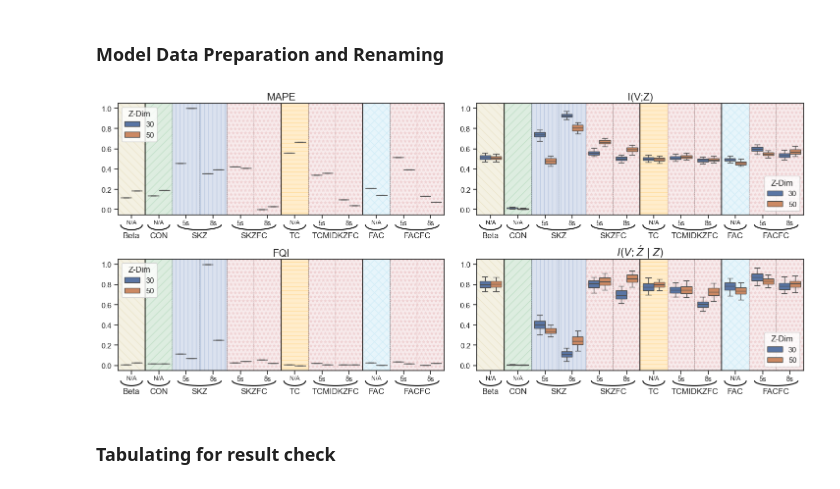
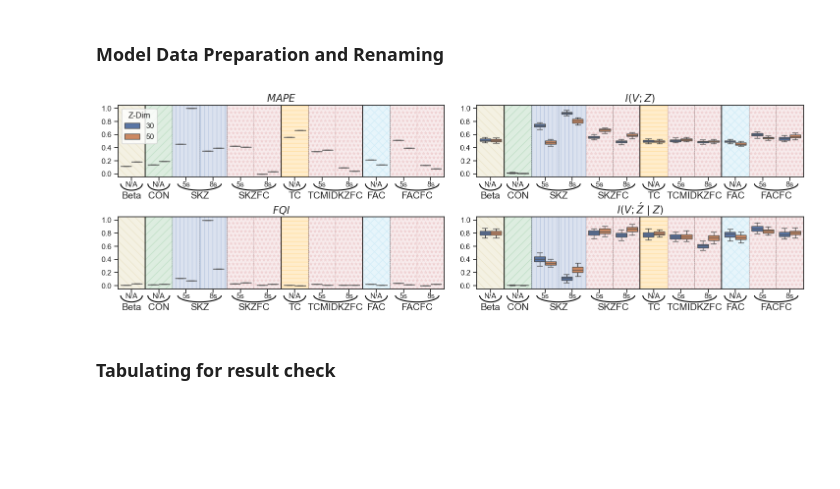
Before and after one commit to JunetaeKim/VABAM, a Jupyter notebook: VisualizationMetrics.ipynb, the cells around one changed output. Cells and saved outputs as stored; diff of their text form; code cells hidden in the pictures; blank space fills up the shorter version.

```diff
--- a/VisualizationMetrics.ipynb
+++ b/VisualizationMetrics.ipynb
@@ -41,7 +41,7 @@ def add_underbrace(ax, center, text, width=2.0, height=0.2, y_offset=-0.15):
     ax.add_patch(arc)
 
     # Add the label text under the arc, disable clipping
-    text_artist = ax.text(center, y_offset - (height / 2)-0.02, text, ha='center', va='top', fontsize=12)
+    text_artist = ax.text(center, y_offset - (height / 2)-0.02, text, ha='center', va='top', fontsize=14)
     text_artist.set_clip_on(False)
 # %% [markdown]
 ### Aggregation of Mutual Information Tables for Model Evaluation
@@ -130,8 +130,12 @@ AnalTabList = ARTTabList  # Change to IITabList or ARTTabList as needed
 # Filter the MI table set for analysis based on the specified tables and metrics
 AnaltableSet = AccMItab[(AccMItab['Model'].isin(AnalTabList)) & (AccMItab['Metrics'].isin(AnalMetricList))].reset_index(drop=True).copy()
 AnaltableSet['MetricNew'] = AnaltableSet['Metrics'].str.replace(r'\(\w+\)\s*', '', regex=True)
+
+MetricRename2 = {'I(V;Z)' : '$I(V;Z)$', 'MAPE' : '$MAPE$', 'FQI':'$FQI$', '$I(V; \\acute{Z} \\mid Z)$':'$I(V; \\acute{Z} \\mid Z)$' }
+AnaltableSet['MetricNew'] = AnaltableSet['MetricNew'].map(MetricRename2)
+
 AnaltableSet['Values'] = AnaltableSet.groupby('Metrics')['Values'].transform(lambda x: (x - x.min()) / (x.max() - x.min()))
-metrics_categories = ['MAPE','FQI', 'I(V;Z)', '$I(V; \\acute{Z} \\mid Z)$']
+metrics_categories = ['$MAPE$','$FQI$', '$I(V;Z)$', '$I(V; \\acute{Z} \\mid Z)$']
 
 # Rename models in the analysis table set and update the table list
 AnaltableSet['Z-Dim'] = AnaltableSet['Model'].apply(extract_dimension)
@@ -165,7 +169,7 @@ fixed_palette = sns.color_palette("Set2", total_models)
 sns.set(style="ticks")
 
 # Create 2x2 subplots for each metric category
-fig, axes = plt.subplots(2, 2, figsize=(18, 8))  # Adjust the figure size as needed
+fig, axes = plt.subplots(2, 2, figsize=(18, 5.5))  # Adjust the figure size as needed
 axes = axes.flatten(order='F')  # Flatten the 2D array of axes into 1D for easy iteration
 
 PlotIdx = 0
@@ -198,61 +202,66 @@ for i, metric in enumerate(metrics_categories):
             ax.axvspan(line_pos-1., line_pos, facecolor='r', alpha=0.1, hatch='**', edgecolor='r')
 
     sns.boxplot(x='Model', y='Values', hue='Z-Dim', data=Subset, ax=ax, showfliers=False, whis=[5, 95], hue_order=['30', '50'])
-    if PlotIdx <= 1:
+
+    if i == 0:
+        # 첫 번째 plot에만 범례 표시
         ax.legend(title='Z-Dim',  loc='upper left')
     else:
-        ax.legend(title='Z-Dim',  loc='lower right')
+        # 나머지 plot에서는 범례 제거
+        ax.legend([], frameon=False)
+
 
     if 'ART' in AnaltableSet['Model'][0]:
         y_offset = -0.15
     else:
         y_offset = -0.15
 
     # Add underbraces with the function
-    add_underbrace(ax, 0, 'Beta', width=0.8, height=0.1 ,y_offset=y_offset)
-    add_underbrace(ax, 1., 'CON', width=0.8, height=0.1 ,y_offset=y_offset)
-    add_underbrace(ax, 2.5, 'SKZ', width=1.6, height=0.1 ,y_offset=y_offset)
-    add_underbrace(ax, 4.5, 'SKZFC', width=1.6, height=0.1 ,y_offset=y_offset)
-    add_underbrace(ax, 6., 'TC', width=0.8, height=0.1 ,y_offset=y_offset)
-    add_underbrace(ax, 7.5, 'TCMIDKZFC', width=1.6, height=0.1 ,y_offset=y_offset)
-    add_underbrace(ax, 9., 'FAC', width=0.8, height=0.1 ,y_offset=y_offset)
-    add_underbrace(ax, 10.5, 'FACFC', width=1.6, height=0.1 ,y_offset=y_offset)
+    add_underbrace(ax, 0, 'Beta', width=0.8, height=0.2 ,y_offset=y_offset)
+    add_underbrace(ax, 1., 'CON', width=0.8, height=0.2 ,y_offset=y_offset)
+    add_underbrace(ax, 2.5, 'SKZ', width=1.6, height=0.2 ,y_offset=y_offset)
+    add_underbrace(ax, 4.5, 'SKZFC', width=1.6, height=0.2 ,y_offset=y_offset)
+    add_underbrace(ax, 6., 'TC', width=0.8, height=0.2 ,y_offset=y_offset)
+    add_underbrace(ax, 7.5, 'TCMIDKZFC', width=1.6, height=0.2 ,y_offset=y_offset)
+    add_underbrace(ax, 9., 'FAC', width=0.8, height=0.2 ,y_offset=y_offset)
+    add_underbrace(ax, 10.5, 'FACFC', width=1.6, height=0.2 ,y_offset=y_offset)
 
     ax.set_title(metric , fontsize=15, pad=5)
     ax.set_xlabel('')
     ax.set_ylabel('')
     #ax.set_xticks(range(NumModels))
     #ax.set_xticklabels([DictModelLabel[model] for model in unique_models_subset])
     ax.set_xticklabels('')
 
     ax.set_ylim([-0.05, 1.05])
+    ax.set_yticks([0, 0.2, 0.4, 0.6, 0.8, 1])
     PlotIdx += 1
 
-    ax.text(0, -0.1, 'N/A', ha='center', va='top', fontsize=9)
-    ax.text(1, -0.1, 'N/A', ha='center', va='top', fontsize=9)
-    ax.text(6, -0.1, 'N/A', ha='center', va='top', fontsize=9)
-    ax.text(9, -0.1, 'N/A', ha='center', va='top', fontsize=9)
+    ax.text(0, -0.11, 'N/A', ha='center', va='top', fontsize=11)
+    ax.text(1, -0.11, 'N/A', ha='center', va='top', fontsize=11)
+    ax.text(6, -0.11, 'N/A', ha='center', va='top', fontsize=11)
+    ax.text(9, -0.11, 'N/A', ha='center', va='top', fontsize=11)
 
     for num, line_pos in enumerate ([2, 4, 7,10]):
-        ax.text(line_pos, -0.1, '5s', ha='center', va='top', fontsize=10)
-        ax.text(line_pos+1, -0.1, '8s', ha='center', va='top', fontsize=10)
+        ax.text(line_pos, -0.11, '5s', ha='center', va='top', fontsize=11)
+        ax.text(line_pos+1, -0.11, '8s', ha='center', va='top', fontsize=11)
 
 # Adjust subplot parameters to give specified padding
-plt.subplots_adjust(bottom=0.2, wspace=0.1, hspace=0.4)
+plt.subplots_adjust(bottom=0.2, wspace=0.1, hspace=0.55)
 
 # Prepare and sort labels
 sorted_labels = sorted(DictModelLabel.items(), key=lambda x: x[1])
 
 
 
 if 'ART' in AnaltableSet['Model'][0]:
-    plt.savefig('./EvalResults/Figures/VP_ART.png', bbox_inches='tight')
+    plt.savefig('./EvalResults/Figures/Metric_ART1.png', bbox_inches='tight')
 else:
-    plt.savefig('./EvalResults/Figures/VP_II.png', bbox_inches='tight')
+    plt.savefig('./EvalResults/Figures/Metric_II1.png', bbox_inches='tight')
 
 plt.show()
 # %% [output]
-[figure, old version]
+[figure, new version]
 # %% [markdown]
 ### Tabulating for result check
 # %%
```
Also changed, not shown: parts of 15 cells of this notebook.
